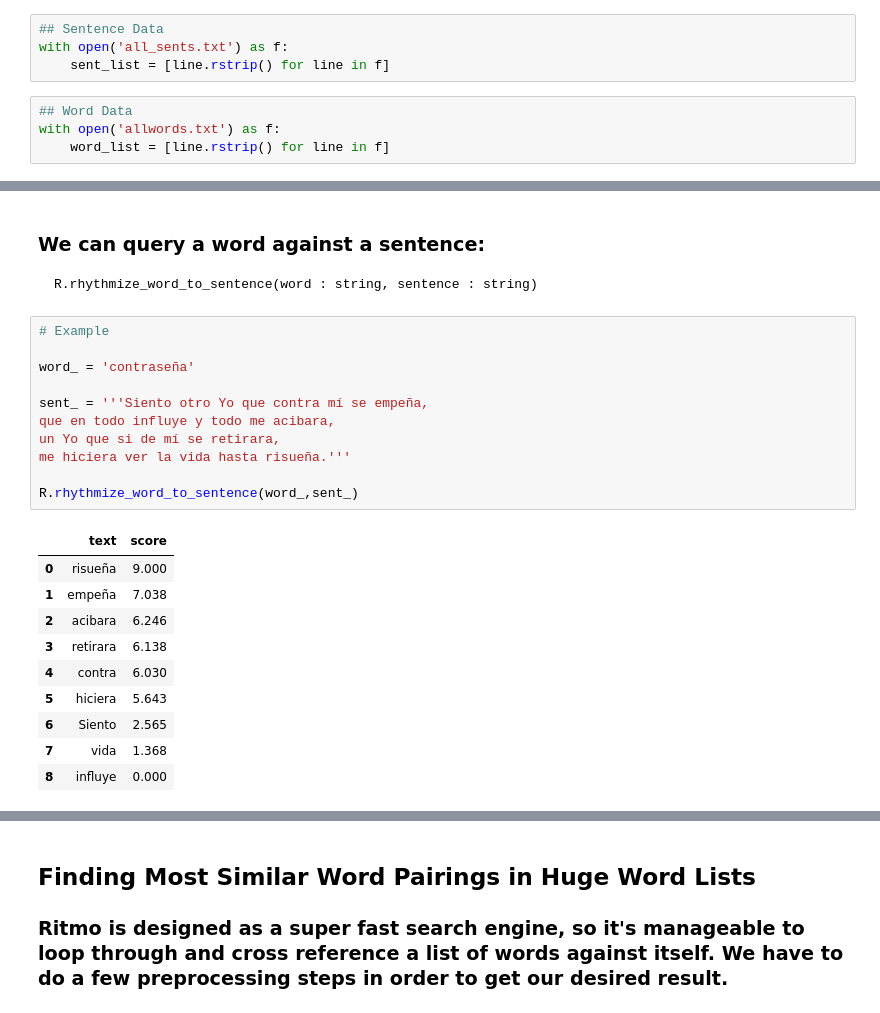
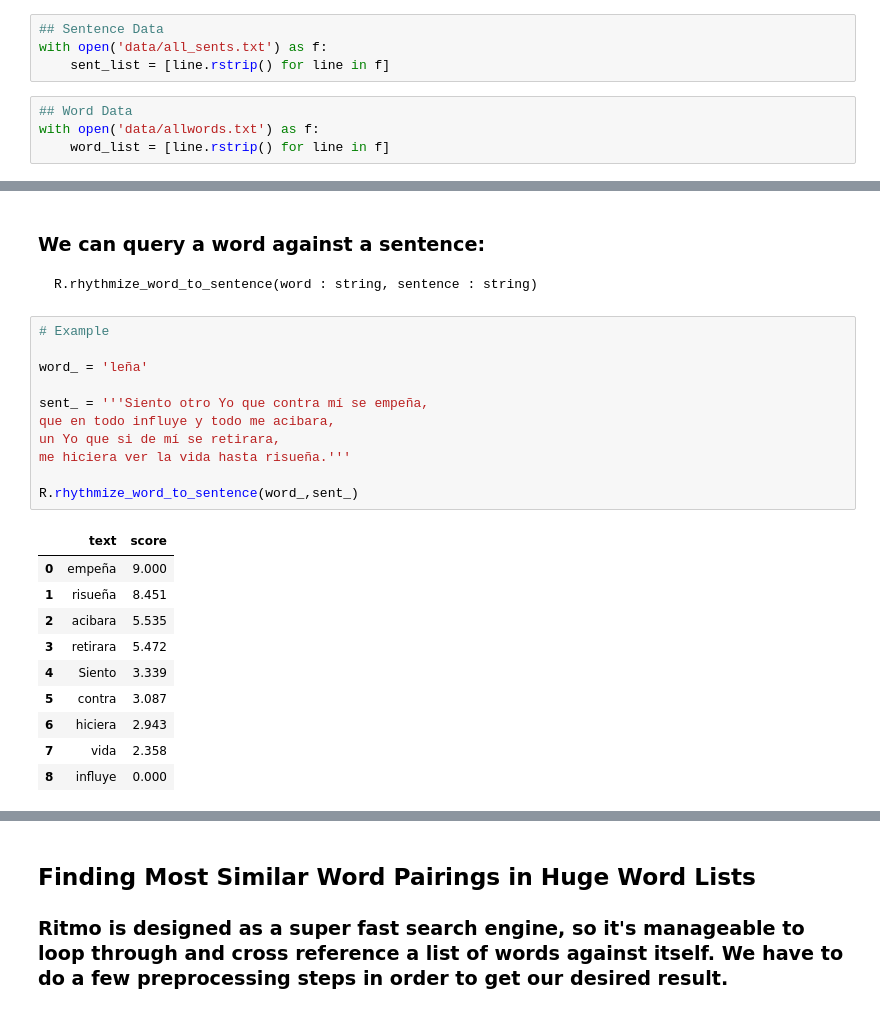
Before and after one commit to s-cafferty-nlp/ritmo_rhythmizer, a Jupyter notebook: ritmo_demonstration.ipynb, the cells around one changed output, grey strips where cells are left out. Drawn from its saved outputs; the diff is of its cells as text.

```diff
--- a/ritmo_demonstration.ipynb
+++ b/ritmo_demonstration.ipynb
@@ -10,11 +10,11 @@
 - weigh scores based on whether the word pairs match in terms of part of speech and prioritize the matching of entities
 # %%
 ## Sentence Data
-with open('all_sents.txt') as f:
+with open('data/all_sents.txt') as f:
     sent_list = [line.rstrip() for line in f]
 # %%
 ## Word Data
-with open('allwords.txt') as f:
+with open('data/allwords.txt') as f:
     word_list = [line.rstrip() for line in f]
 # %% [markdown]
 ### Firstly, why would you want to use ritmo? Can't measures based on edit distance produce similar results?
@@ -150,24 +152,24 @@ R.rhythmize_word_to_sentence(word : string, sentence : string)
 # %%
 # Example
 
-word_ = 'contraseña'
+word_ = 'leña'
 
 sent_ = '''Siento otro Yo que contra mí se empeña,
 que en todo influye y todo me acibara,
 un Yo que si de mí se retirara,
 me hiciera ver la vida hasta risueña.'''
 
 R.rhythmize_word_to_sentence(word_,sent_)
 # %% [output]
 |  | text | score |
-| 0 | risueña | 9.000 |
-| 1 | empeña | 7.038 |
-| 2 | acibara | 6.246 |
-| 3 | retirara | 6.138 |
-| 4 | contra | 6.030 |
-| 5 | hiciera | 5.643 |
-| 6 | Siento | 2.565 |
-| 7 | vida | 1.368 |
+| 0 | empeña | 9.000 |
+| 1 | risueña | 8.451 |
+| 2 | acibara | 5.535 |
+| 3 | retirara | 5.472 |
+| 4 | Siento | 3.339 |
+| 5 | contra | 3.087 |
+| 6 | hiciera | 2.943 |
+| 7 | vida | 2.358 |
 | 8 | influye | 0.000 |
 # %%
 word_ = 'polvorosa'
```
Also changed, not shown: parts of 21 cells of this notebook, 2 other files.
